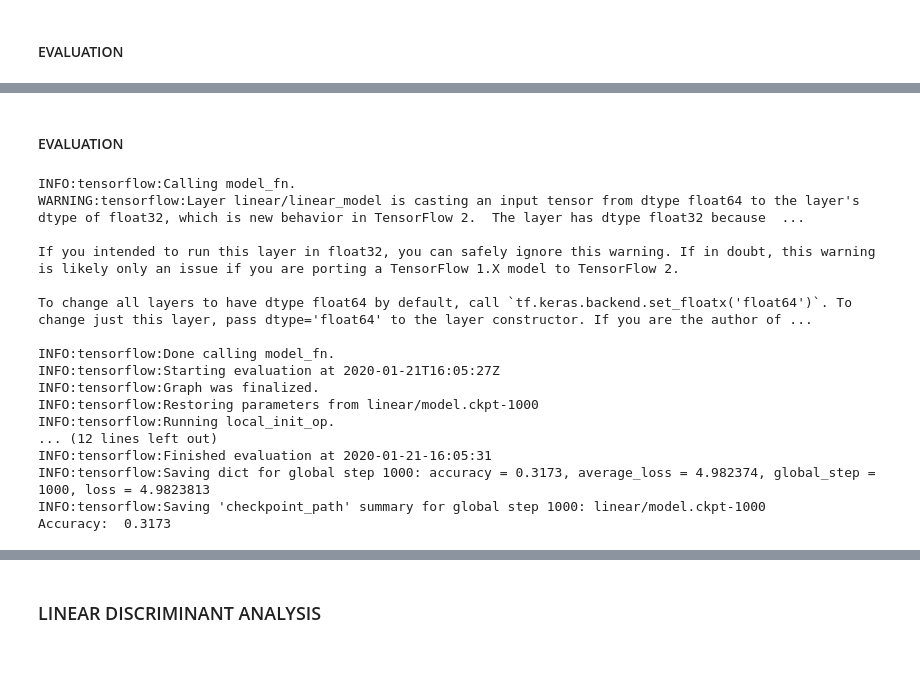
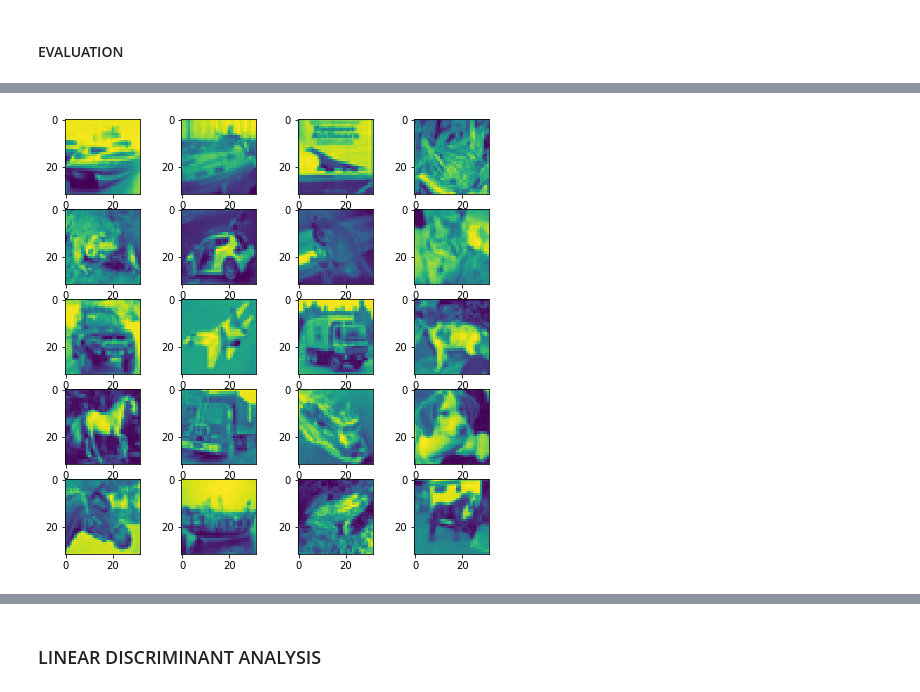
Before and after one commit to VictorMeyer77/TF_PROJECT, a Jupyter notebook: LINEAR/linear_model.ipynb, the cells around one changed output, grey strips where cells are left out. Saved outputs shown, nothing was run; the diff lists cells and outputs as text; code cells hidden in the pictures; blank space fills up the shorter version.

```diff
--- a/LINEAR/linear_model.ipynb
+++ b/LINEAR/linear_model.ipynb
@@ -256,23 +221,7 @@ INFO:tensorflow:Loss for final step: 4.6456785.
-# %% [markdown]
-#### EVALUATION
-# %%
-accuracy_score = classifier.evaluate(input_fn=input_fn(test_images, test_label), steps=STEPS)["accuracy"]
-print("Accuracy: ", accuracy_score)
-# %% [output]
-INFO:tensorflow:Calling model_fn.
-WARNING:tensorflow:Layer linear/linear_model is casting an input tensor from dtype float64 to the layer's dtype of float32, which is new behavior in TensorFlow 2.  The layer has dtype float32 because  ...
-
-If you intended to run this layer in float32, you can safely ignore this warning. If in doubt, this warning is likely only an issue if you are porting a TensorFlow 1.X model to TensorFlow 2.
-
-To change all layers to have dtype float64 by default, call `tf.keras.backend.set_floatx('float64')`. To change just this layer, pass dtype='float64' to the layer constructor. If you are the author of ...
-
-INFO:tensorflow:Done calling model_fn.
-INFO:tensorflow:Starting evaluation at 2020-01-21T16:05:27Z
-INFO:tensorflow:Graph was finalized.
-INFO:tensorflow:Restoring parameters from linear/model.ckpt-1000
-INFO:tensorflow:Running local_init_op.
-... (12 lines left out)
-INFO:tensorflow:Finished evaluation at 2020-01-21-16:05:31
-INFO:tensorflow:Saving dict for global step 1000: accuracy = 0.3173, average_loss = 4.982374, global_step = 1000, loss = 4.9823813
-INFO:tensorflow:Saving 'checkpoint_path' summary for global step 1000: linear/model.ckpt-1000
-Accuracy:  0.3173
+# %%
+class_names, train_images, train_label, test_images, test_label = getDataset()
+train_images = toGrayScale(train_images)
+test_images = toGrayScale(test_images)
+plotSample(class_names, test_images, test_label)
+# %% [output]
+[figure, added]
```
Also changed, not shown: parts of 27 cells of this notebook.
